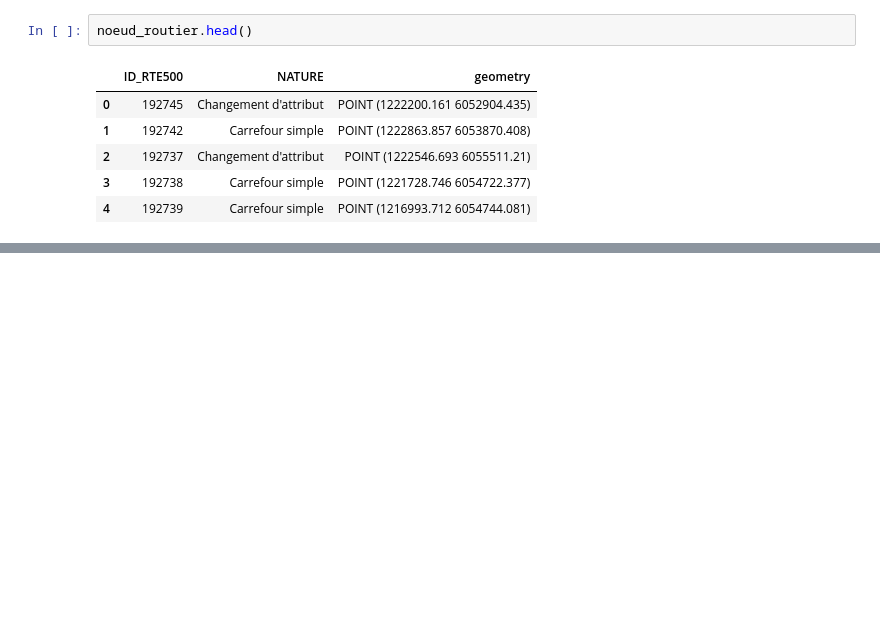
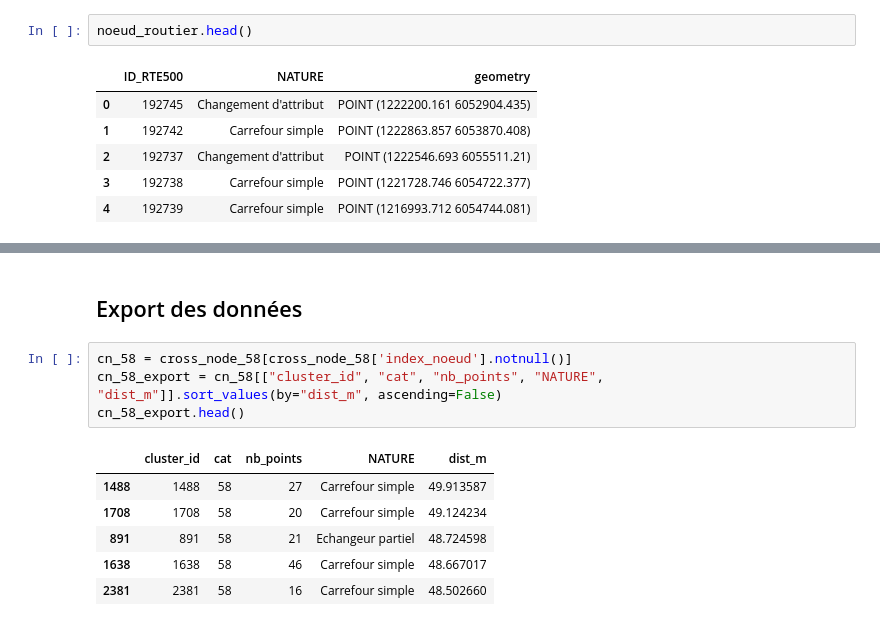
Before and after one commit to dataforgoodfr/offseason_fub, a Jupyter notebook: code/geodata-analysis/croisement_noeuds.ipynb, the cells around one changed output, grey strips where cells are left out. Drawn from its saved outputs; the diff is of its cells as text; blank space fills up the shorter version.

```diff
--- a/code/geodata-analysis/croisement_noeuds.ipynb
+++ b/code/geodata-analysis/croisement_noeuds.ipynb
@@ -83,0 +141,13 @@ noeud_routier.head()
+# %% [markdown]
+## Export des données
+# %%
+cn_58 = cross_node_58[cross_node_58['index_noeud'].notnull()]
+cn_58_export = cn_58[["cluster_id", "cat", "nb_points", "NATURE", "dist_m"]].sort_values(by="dist_m", ascending=False)
+cn_58_export.head()
+# %% [output]
+|  | cluster_id | cat | nb_points | NATURE | dist_m |
+| 1488 | 1488 | 58 | 27 | Carrefour simple | 49.913587 |
+| 1708 | 1708 | 58 | 20 | Carrefour simple | 49.124234 |
+| 891 | 891 | 58 | 21 | Echangeur partiel | 48.724598 |
+| 1638 | 1638 | 58 | 46 | Carrefour simple | 48.667017 |
+| 2381 | 2381 | 58 | 16 | Carrefour simple | 48.502660 |
```
Also changed, not shown: parts of 15 cells of this notebook.
